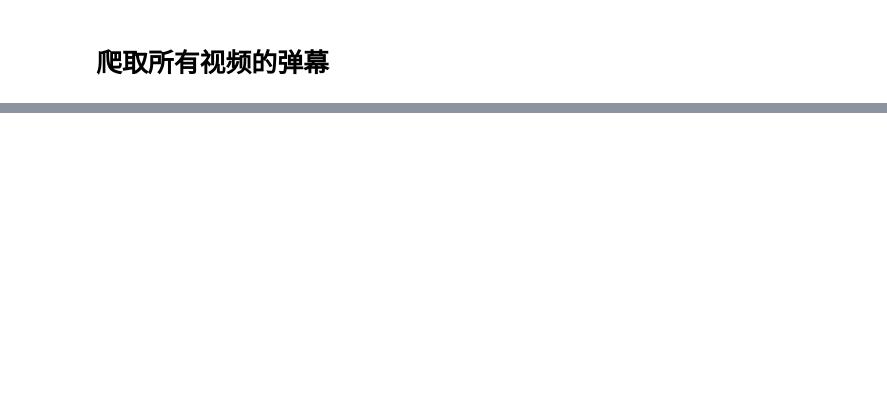
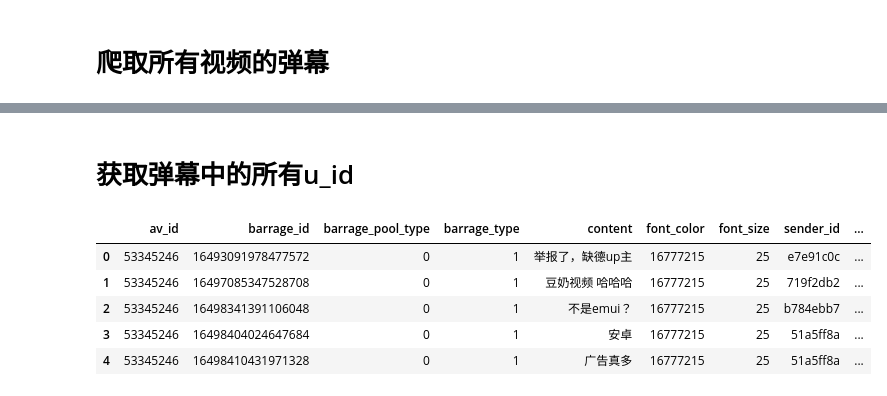
Before and after one commit to unclegem/bilibili_spider, a Jupyter notebook: bilibili_spider.ipynb, the cells around one changed output, grey strips where cells are left out. Drawn from its saved outputs; the diff is of its cells as text; code cells hidden in the pictures; blank space fills up the shorter version.

```diff
--- a/bilibili_spider.ipynb
+++ b/bilibili_spider.ipynb
@@ -114,0 +110,15 @@ barrages_csv[barrages_csv['av_id'] == '54967488']
+# %% [markdown]
+# 获取弹幕中的所有u_id
+# %%
+database_util = Database()
+barrages_csv['u_id'] = barrages_csv['barrage_id'].apply(lambda x: database_util.get_uid(x))
+database_util.close()
+# %%
+barrages_csv.head()
+# %% [output]
+|  | av_id | barrage_id | barrage_pool_type | barrage_type | content | font_color | font_size | sender_id | ... |
+| 0 | 53345246 | 16493091978477572 | 0 | 1 | 举报了，缺德up主 | 16777215 | 25 | e7e91c0c | ... |
+| 1 | 53345246 | 16497085347528708 | 0 | 1 | 豆奶视频 哈哈哈 | 16777215 | 25 | 719f2db2 | ... |
+| 2 | 53345246 | 16498341391106048 | 0 | 1 | 不是emui？ | 16777215 | 25 | b784ebb7 | ... |
+| 3 | 53345246 | 16498404024647684 | 0 | 1 | 安卓 | 16777215 | 25 | 51a5ff8a | ... |
+| 4 | 53345246 | 16498410431971328 | 0 | 1 | 广告真多 | 16777215 | 25 | 51a5ff8a | ... |
```
Also changed, not shown: parts of 4 cells of this notebook.
